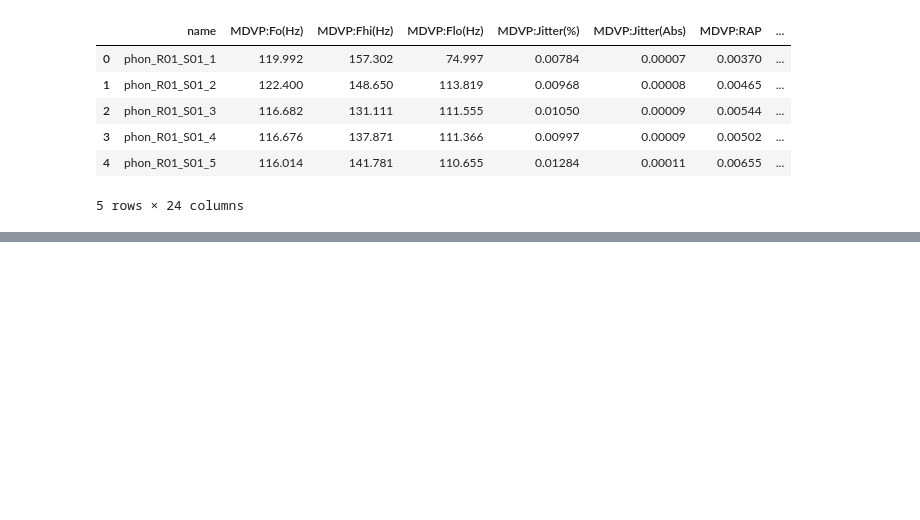
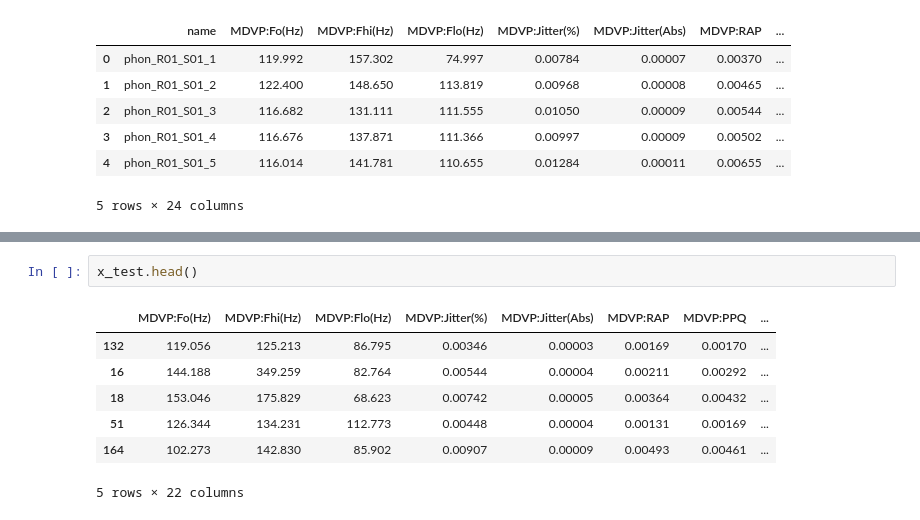
Before and after one commit to akshwin/Parkinson-s_Disease_Prediction, a Jupyter notebook: Parkinson_Prediction.ipynb, the cells around one changed output, grey strips where cells are left out. Saved outputs shown, nothing was run; the diff lists cells and outputs as text; blank space fills up the shorter version.

```diff
--- a/Parkinson_Prediction.ipynb
+++ b/Parkinson_Prediction.ipynb
@@ -19,0 +135,10 @@ data.head()
+# %%
+x_test.head()
+# %% [output]
+|  | MDVP:Fo(Hz) | MDVP:Fhi(Hz) | MDVP:Flo(Hz) | MDVP:Jitter(%) | MDVP:Jitter(Abs) | MDVP:RAP | MDVP:PPQ | ... |
+| 132 | 119.056 | 125.213 | 86.795 | 0.00346 | 0.00003 | 0.00169 | 0.00170 | ... |
+| 16 | 144.188 | 349.259 | 82.764 | 0.00544 | 0.00004 | 0.00211 | 0.00292 | ... |
+| 18 | 153.046 | 175.829 | 68.623 | 0.00742 | 0.00005 | 0.00364 | 0.00432 | ... |
+| 51 | 126.344 | 134.231 | 112.773 | 0.00448 | 0.00004 | 0.00131 | 0.00169 | ... |
+| 164 | 102.273 | 142.830 | 85.902 | 0.00907 | 0.00009 | 0.00493 | 0.00461 | ... |
+5 rows × 22 columns
```
Also changed, not shown: parts of 40 cells of this notebook.
